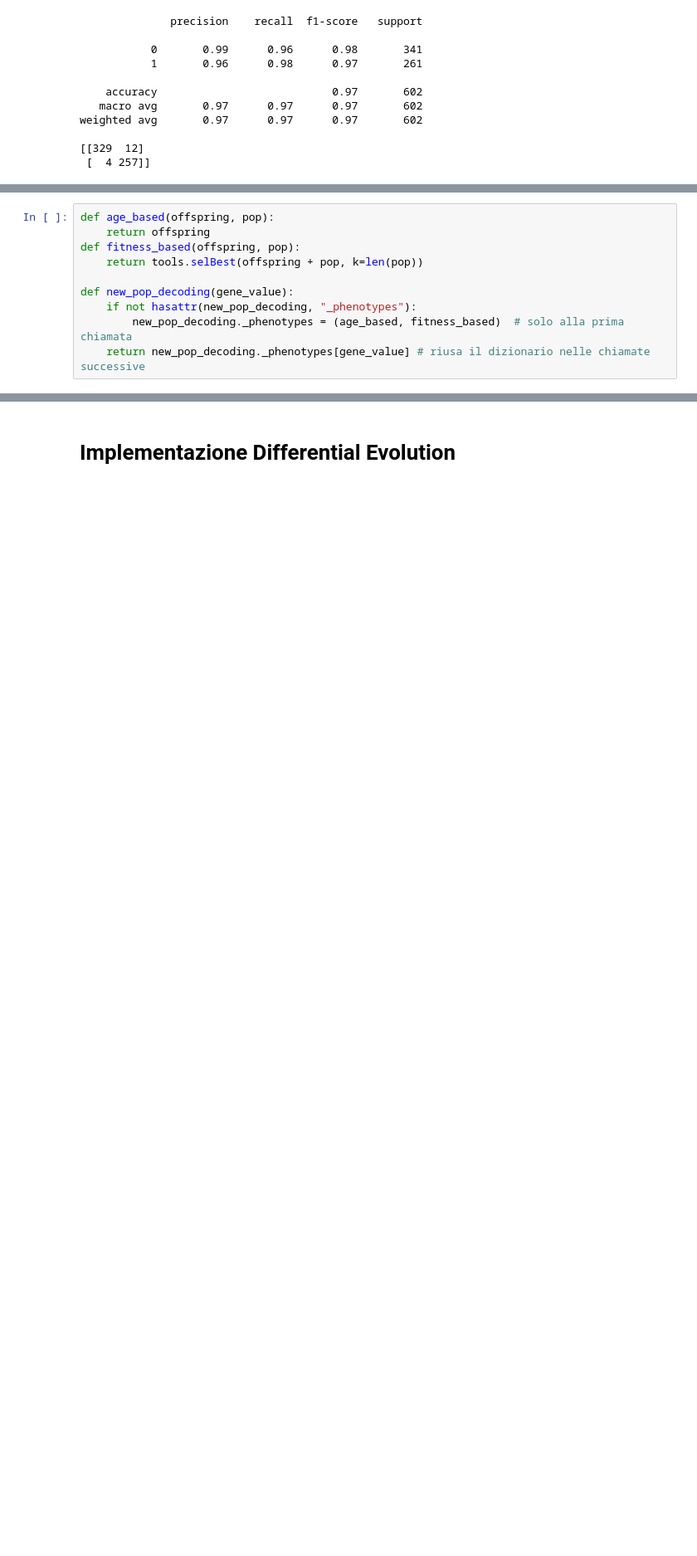
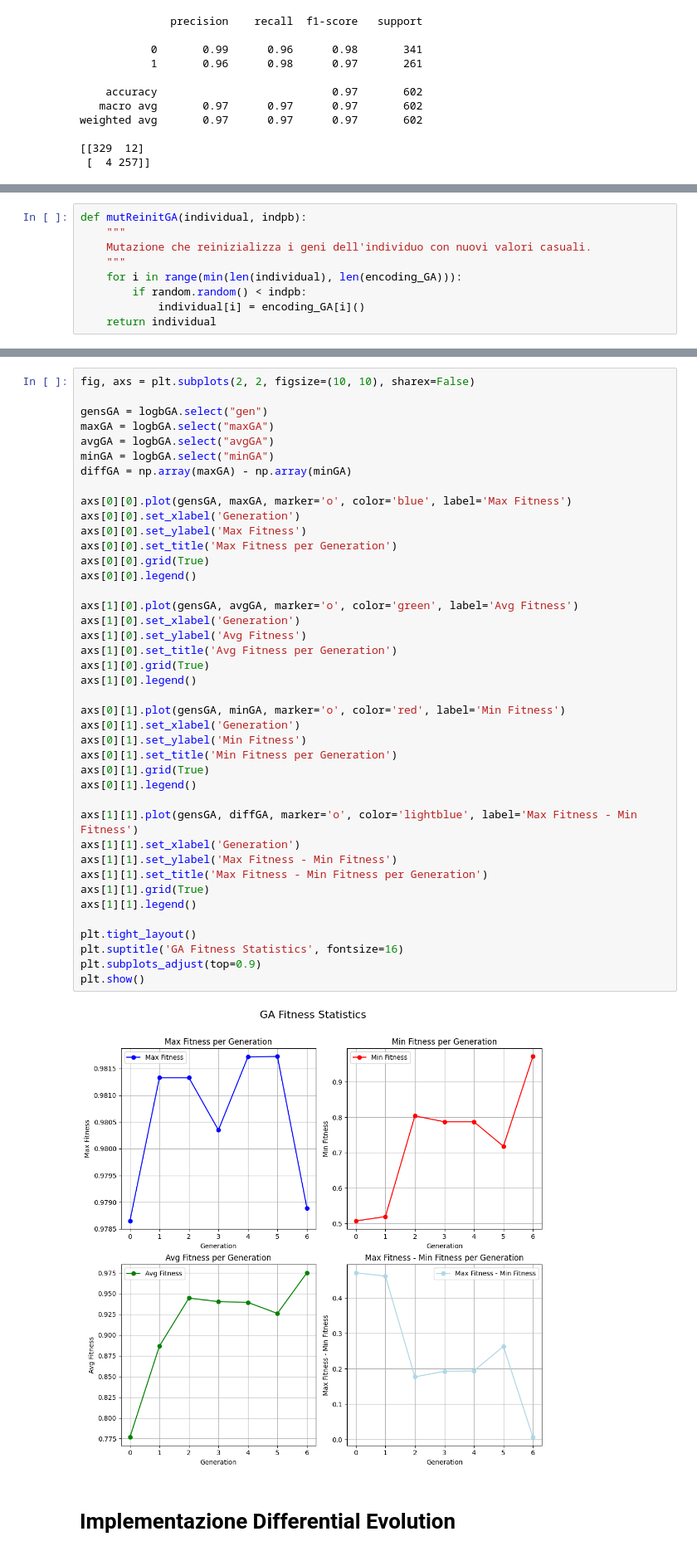
Before and after one commit to RayLeywin/Computational-Intelligence, a Jupyter notebook: Progetto_CI_finale.ipynb, the cells around one changed output, grey strips where cells are left out. Shown at 83% size. Saved outputs shown, nothing was run; the diff lists cells and outputs as text; blank space fills up the shorter version.

```diff
--- a/Progetto_CI_finale.ipynb
+++ b/Progetto_CI_finale.ipynb
@@ -286,10 +290,0 @@ Definiamo le funzioni per la selezione delle nuove generazioni, che andremo ad i
-# %%
-def age_based(offspring, pop):
-    return offspring
-def fitness_based(offspring, pop):
-    return tools.selBest(offspring + pop, k=len(pop))
-
-def new_pop_decoding(gene_value):
-    if not hasattr(new_pop_decoding, "_phenotypes"):
-        new_pop_decoding._phenotypes = (age_based, fitness_based)  # solo alla prima chiamata
-    return new_pop_decoding._phenotypes[gene_value] # riusa il dizionario nelle chiamate successive
@@ -672,0 +694,9 @@ Definiamo l'effettivo GA esterno
+# %%
+def mutReinitGA(individual, indpb):
+    """
+    Mutazione che reinizializza i geni dell'individuo con nuovi valori casuali.
+    """
+    for i in range(min(len(individual), len(encoding_GA))):
+        if random.random() < indpb:
+            individual[i] = encoding_GA[i]()
+    return individual
@@ -831,2 +807,45 @@ NameError: name 'logbGA' is not defined
+# %%
+fig, axs = plt.subplots(2, 2, figsize=(10, 10), sharex=False)
+
+gensGA = logbGA.select("gen")
+maxGA = logbGA.select("maxGA")
+avgGA = logbGA.select("avgGA")
+minGA = logbGA.select("minGA")
+diffGA = np.array(maxGA) - np.array(minGA)
+
+axs[0][0].plot(gensGA, maxGA, marker='o', color='blue', label='Max Fitness')
+axs[0][0].set_xlabel('Generation')
+axs[0][0].set_ylabel('Max Fitness')
+axs[0][0].set_title('Max Fitness per Generation')
+axs[0][0].grid(True)
+axs[0][0].legend()
+
+axs[1][0].plot(gensGA, avgGA, marker='o', color='green', label='Avg Fitness')
+axs[1][0].set_xlabel('Generation')
+axs[1][0].set_ylabel('Avg Fitness')
+axs[1][0].set_title('Avg Fitness per Generation')
+axs[1][0].grid(True)
+axs[1][0].legend()
+
+axs[0][1].plot(gensGA, minGA, marker='o', color='red', label='Min Fitness')
+axs[0][1].set_xlabel('Generation')
+axs[0][1].set_ylabel('Min Fitness')
+axs[0][1].set_title('Min Fitness per Generation')
+axs[0][1].grid(True)
+axs[0][1].legend()
+
+axs[1][1].plot(gensGA, diffGA, marker='o', color='lightblue', label='Max Fitness - Min Fitness')
+axs[1][1].set_xlabel('Generation')
+axs[1][1].set_ylabel('Max Fitness - Min Fitness')
+axs[1][1].set_title('Max Fitness - Min Fitness per Generation')
+axs[1][1].grid(True)
+axs[1][1].legend()
+
+plt.tight_layout()
+plt.suptitle('GA Fitness Statistics', fontsize=16)
+plt.subplots_adjust(top=0.9)
+plt.show()
+# %% [output]
+[figure, added]
 # %% [markdown]
 # Implementazione Differential Evolution
```
Also changed, not shown: parts of 77 cells of this notebook, 1 other file.
